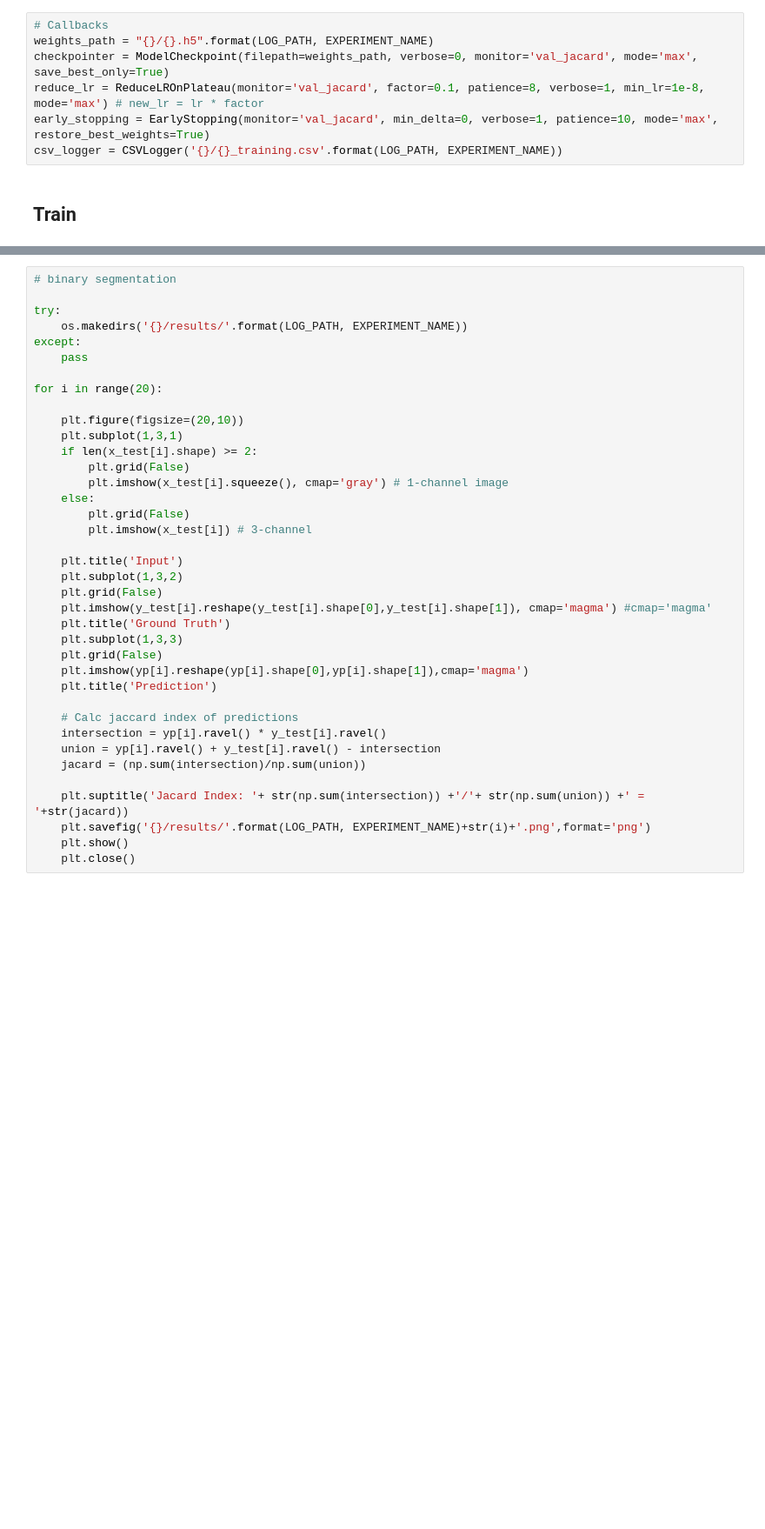
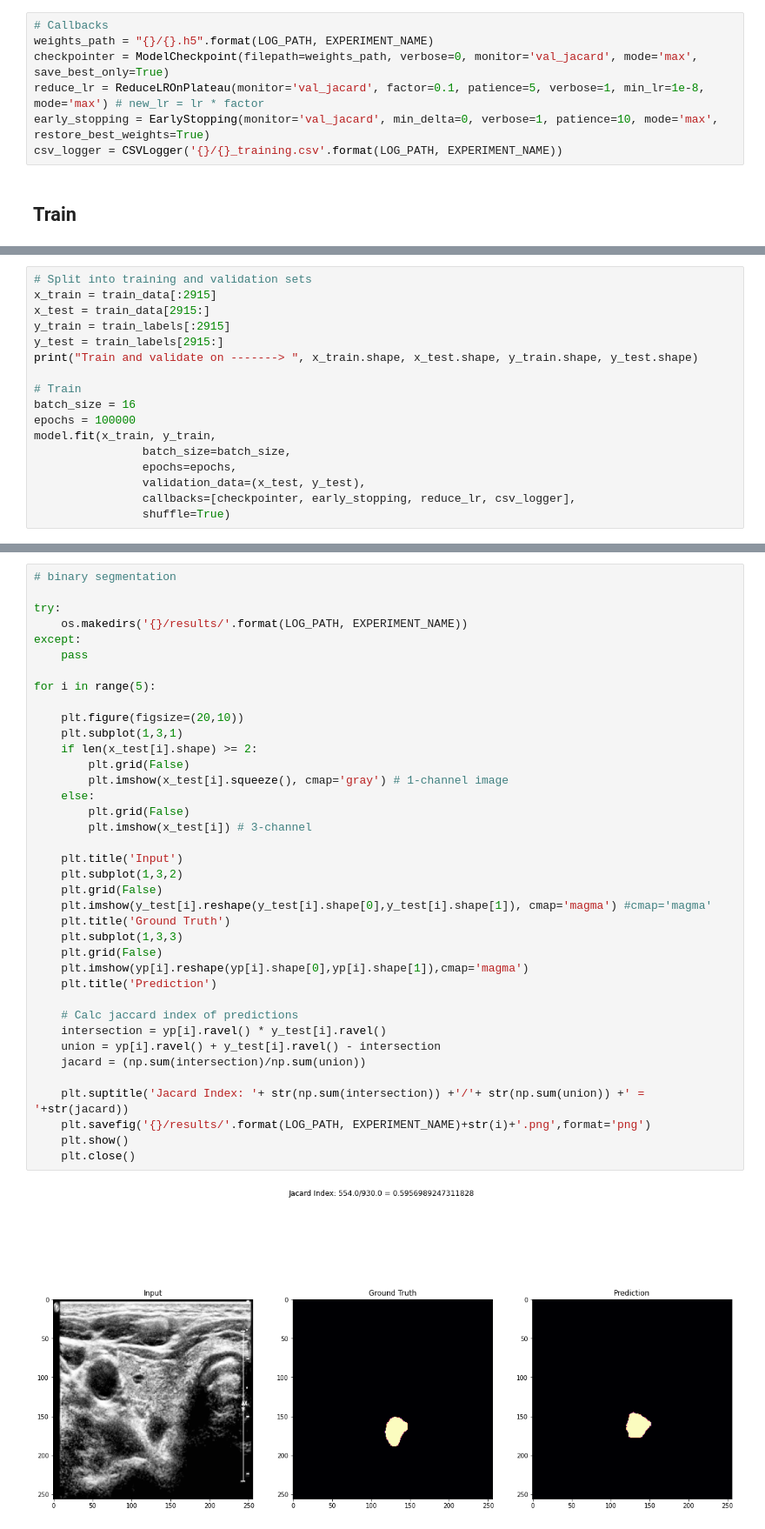
Before and after one commit to hasibzunair/thyroid-nodule-sc, a Jupyter notebook: notebooks/train_baseline.ipynb, the cells around one changed output, grey strips where cells are left out. Shown at 87% size. Saved outputs shown, nothing was run; the diff lists cells and outputs as text; blank space fills up the shorter version.

```diff
--- a/notebooks/train_baseline.ipynb
+++ b/notebooks/train_baseline.ipynb
@@ -104,7 +137,7 @@ model.summary()
 # Callbacks
 weights_path = "{}/{}.h5".format(LOG_PATH, EXPERIMENT_NAME)
 checkpointer = ModelCheckpoint(filepath=weights_path, verbose=0, monitor='val_jacard', mode='max', save_best_only=True)
-reduce_lr = ReduceLROnPlateau(monitor='val_jacard', factor=0.1, patience=8, verbose=1, min_lr=1e-8, mode='max') # new_lr = lr * factor
+reduce_lr = ReduceLROnPlateau(monitor='val_jacard', factor=0.1, patience=5, verbose=1, min_lr=1e-8, mode='max') # new_lr = lr * factor
 early_stopping = EarlyStopping(monitor='val_jacard', min_delta=0, verbose=1, patience=10, mode='max', restore_best_weights=True)
 csv_logger = CSVLogger('{}/{}_training.csv'.format(LOG_PATH, EXPERIMENT_NAME))
 # %% [markdown]
@@ -266,0 +145,17 @@ yp = final_preds
+# %%
+# Split into training and validation sets
+x_train = train_data[:2915]
+x_test = train_data[2915:]
+y_train = train_labels[:2915]
+y_test = train_labels[2915:]
+print("Train and validate on -------> ", x_train.shape, x_test.shape, y_train.shape, y_test.shape)
+
+# Train
+batch_size = 16
+epochs = 100000
+model.fit(x_train, y_train,
+                batch_size=batch_size,
+                epochs=epochs,
+                validation_data=(x_test, y_test),
+                callbacks=[checkpointer, early_stopping, reduce_lr, csv_logger],
+                shuffle=True)
@@ -272,33 +244,35 @@ try:
 except:
     pass
 
-for i in range(20):
+for i in range(5):
 
     plt.figure(figsize=(20,10))
     plt.subplot(1,3,1)
     if len(x_test[i].shape) >= 2:
         plt.grid(False)
         plt.imshow(x_test[i].squeeze(), cmap='gray') # 1-channel image
     else:
         plt.grid(False)
         plt.imshow(x_test[i]) # 3-channel
 
     plt.title('Input')
     plt.subplot(1,3,2)
     plt.grid(False)
     plt.imshow(y_test[i].reshape(y_test[i].shape[0],y_test[i].shape[1]), cmap='magma') #cmap='magma'
     plt.title('Ground Truth')
     plt.subplot(1,3,3)
     plt.grid(False)
     plt.imshow(yp[i].reshape(yp[i].shape[0],yp[i].shape[1]),cmap='magma')
     plt.title('Prediction')
 
     # Calc jaccard index of predictions
     intersection = yp[i].ravel() * y_test[i].ravel()
     union = yp[i].ravel() + y_test[i].ravel() - intersection
     jacard = (np.sum(intersection)/np.sum(union))
 
     plt.suptitle('Jacard Index: '+ str(np.sum(intersection)) +'/'+ str(np.sum(union)) +' = '+str(jacard))
     plt.savefig('{}/results/'.format(LOG_PATH, EXPERIMENT_NAME)+str(i)+'.png',format='png')
     plt.show()
     plt.close()
+# %% [output]
+[figure, added]
```
Also changed, not shown: parts of 21 cells of this notebook, 1 other file.
